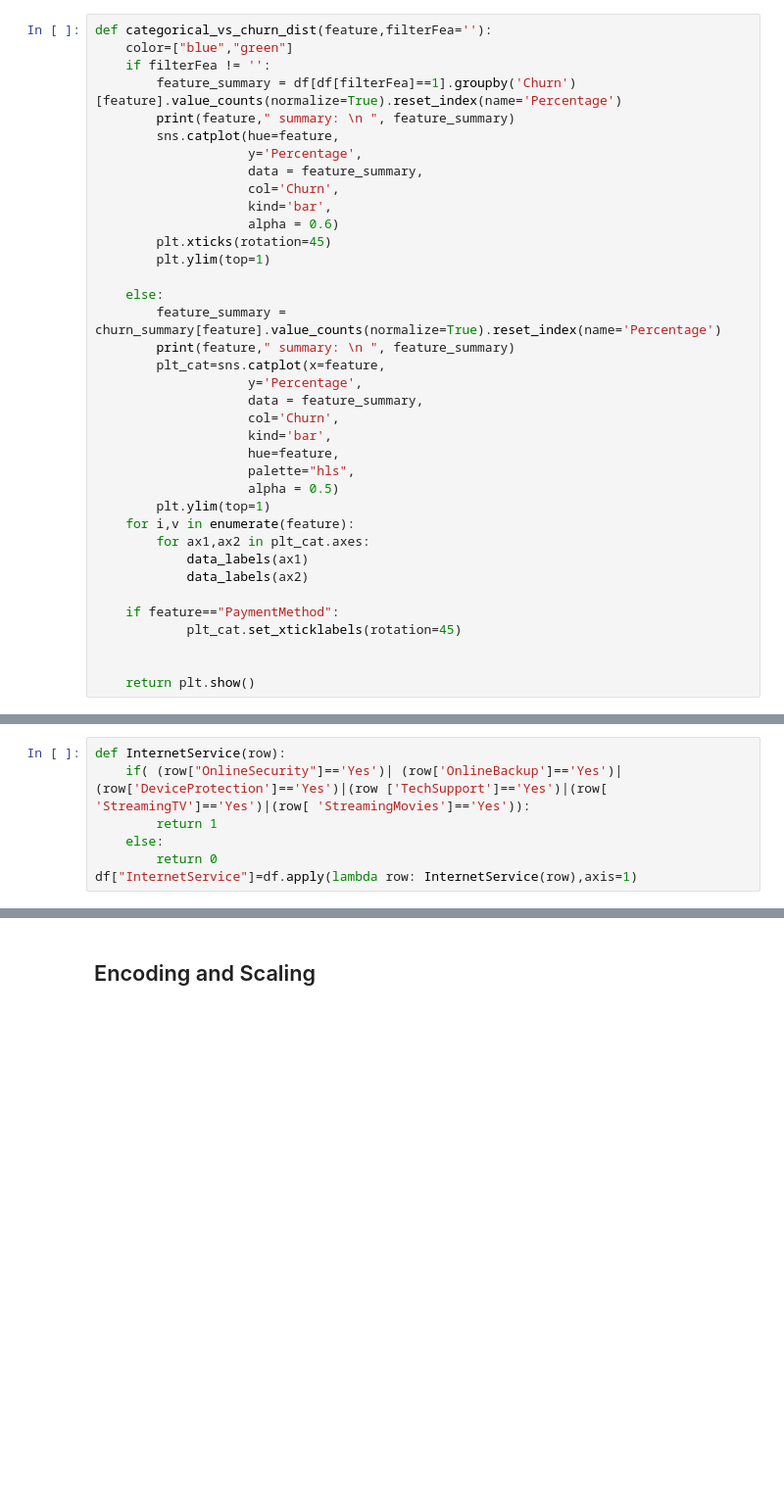
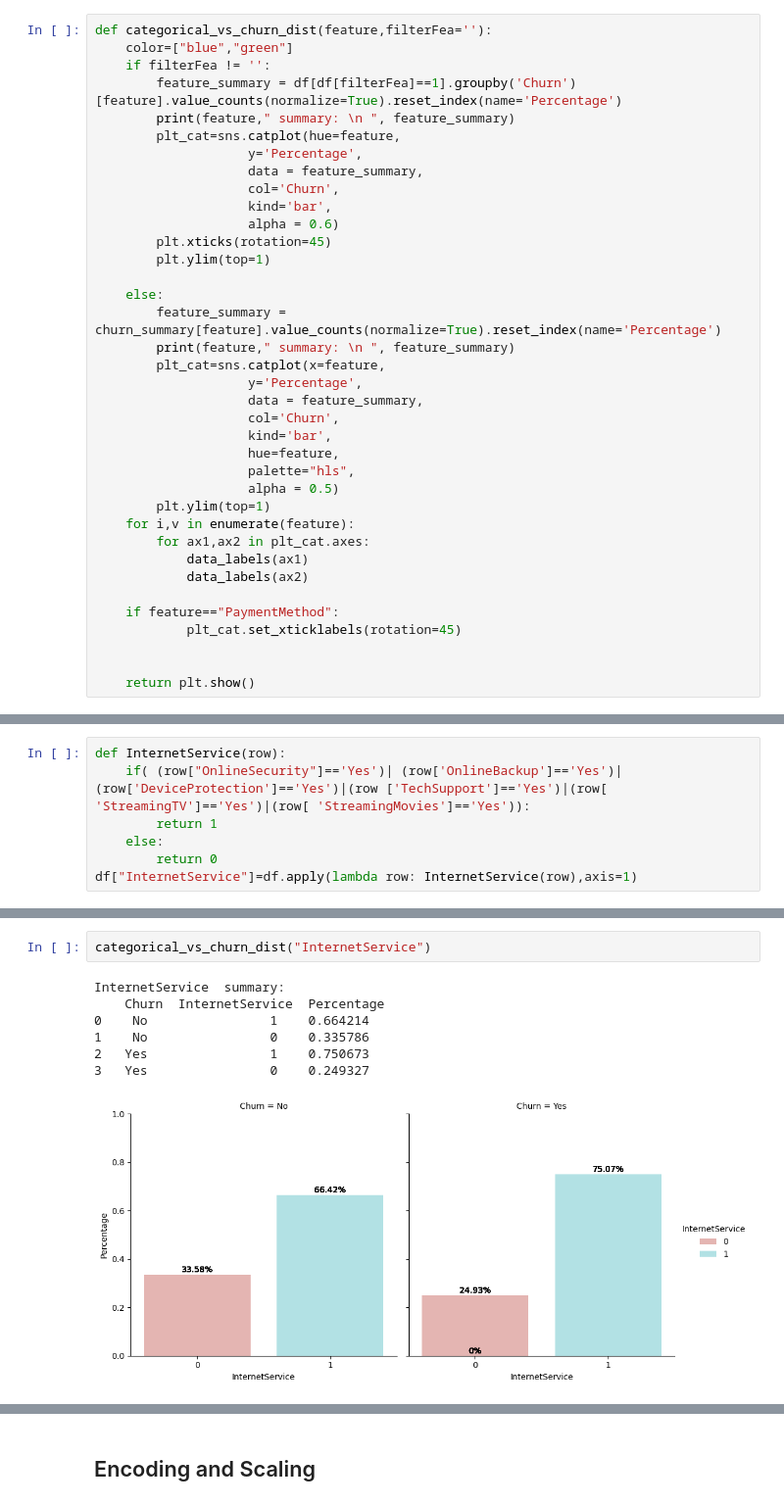
Before and after one commit to meenakshyyy/Customer-Churn-Telecom, a Jupyter notebook: Customer churn.ipynb, the cells around one changed output, grey strips where cells are left out. Shown at 98% size. Drawn from its saved outputs; the diff is of its cells as text; blank space fills up the shorter version.

```diff
--- a/Customer churn.ipynb
+++ b/Customer churn.ipynb
@@ -331,7 +343,7 @@ def categorical_vs_churn_dist(feature,filterFea=''):
     if filterFea != '':
         feature_summary = df[df[filterFea]==1].groupby('Churn')[feature].value_counts(normalize=True).reset_index(name='Percentage')
         print(feature," summary: \n ", feature_summary)
-        sns.catplot(hue=feature,
+        plt_cat=sns.catplot(hue=feature,
                     y='Percentage',
                     data = feature_summary,
                     col='Churn',
@@ -609,0 +630,10 @@ df.head()
+# %%
+categorical_vs_churn_dist("InternetService")
+# %% [output]
+InternetService  summary:
+    Churn  InternetService  Percentage
+0    No                1    0.664214
+1    No                0    0.335786
+2   Yes                1    0.750673
+3   Yes                0    0.249327
+[figure, added]
```
Also changed, not shown: parts of 31 cells of this notebook.
